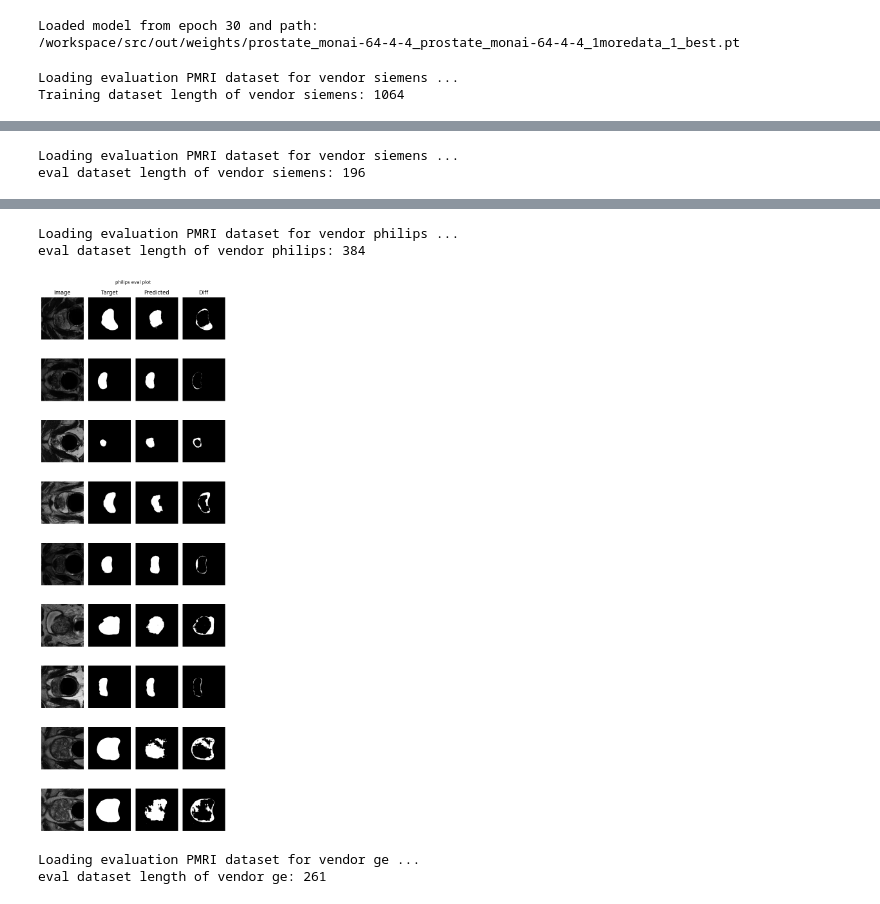
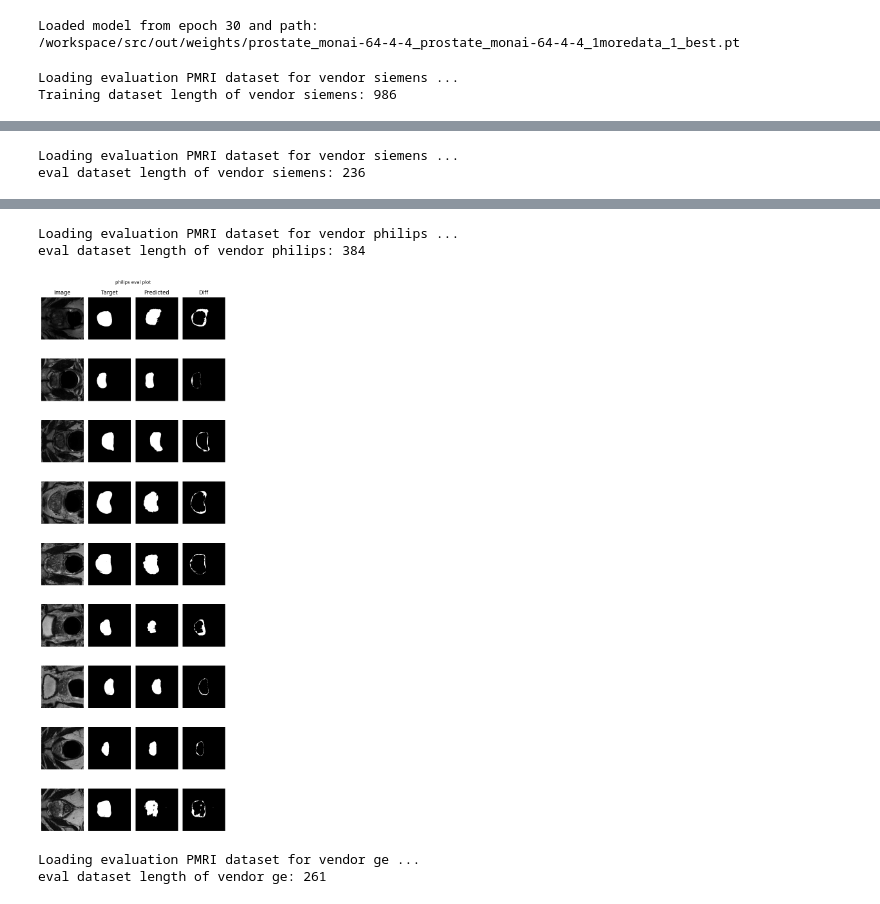
Before and after one commit to sgomezru/ModelAdapter, a Jupyter notebook: src/notebooks/eval.ipynb, the cells around one changed output, grey strips where cells are left out. Saved outputs shown, nothing was run; the diff lists cells and outputs as text; code cells hidden in the pictures.

Commit message:
Modified dataset for getting eval data when using also training vendor, as well as fitting PCA for multiple dims

```diff
--- a/src/notebooks/eval.ipynb
+++ b/src/notebooks/eval.ipynb
@@ -21,7 +21,7 @@ from typing import Dict
 # %%
 def eval_set(cfg, model, dataset):
     if cfg.run.data_key == 'prostate':
-        dataloader = DataLoader(dataset, batch_size=16,
+        dataloader = DataLoader(dataset, batch_size=cfg.unet.prostate.training.batch_size,
                                 shuffle=False, drop_last=False)
 
         eval_metrics = {
@@ -169,8 +169,8 @@ metrics = {}
 train_vendors = ['siemens']
 test_vendors = ['siemens', 'philips', 'ge']
 
-cfg.unet[DATA_KEY].training.subset = False
 for vendor in train_vendors:
+    cfg.unet[DATA_KEY].training.subset = 'training'
     cfg.unet[DATA_KEY].training.vendor = vendor
     data = get_eval_data(train_set=False, val_set=False, eval_set=True, cfg=cfg)
     for key in data.keys():
@@ -183,7 +183,7 @@ for vendor in train_vendors:
         plot_batch(data[key], unet, title=f'{vendor} training plot')
 
 for vendor in test_vendors:
-    cfg.unet[DATA_KEY].training.subset = True if vendor in train_vendors else False
+    cfg.unet[DATA_KEY].training.subset = 'validation' if vendor in train_vendors else False
     cfg.unet[DATA_KEY].training.vendor = vendor
     data = get_eval_data(train_set=False, val_set=False, eval_set=True, cfg=cfg)
     for key in data.keys():
@@ -198,4 +198,4 @@ for vendor in test_vendors:
 df = get_df_from_dict(cfg, metrics)
 # %% [output]
 Loading evaluation PMRI dataset for vendor siemens ...
-Training dataset length of vendor siemens: 1064
+Training dataset length of vendor siemens: 986
@@ -203,2 +203,2 @@ Training dataset length of vendor siemens: 1064
 Loading evaluation PMRI dataset for vendor siemens ...
-eval dataset length of vendor siemens: 196
+eval dataset length of vendor siemens: 236
@@ -206,5 +206,5 @@ eval dataset length of vendor siemens: 196
 Loading evaluation PMRI dataset for vendor philips ...
 eval dataset length of vendor philips: 384
-[figure, old version]
+[figure, new version]
 Loading evaluation PMRI dataset for vendor ge ...
 eval dataset length of vendor ge: 261
```
Also changed, not shown: parts of 3 cells of this notebook, 2 other files.
